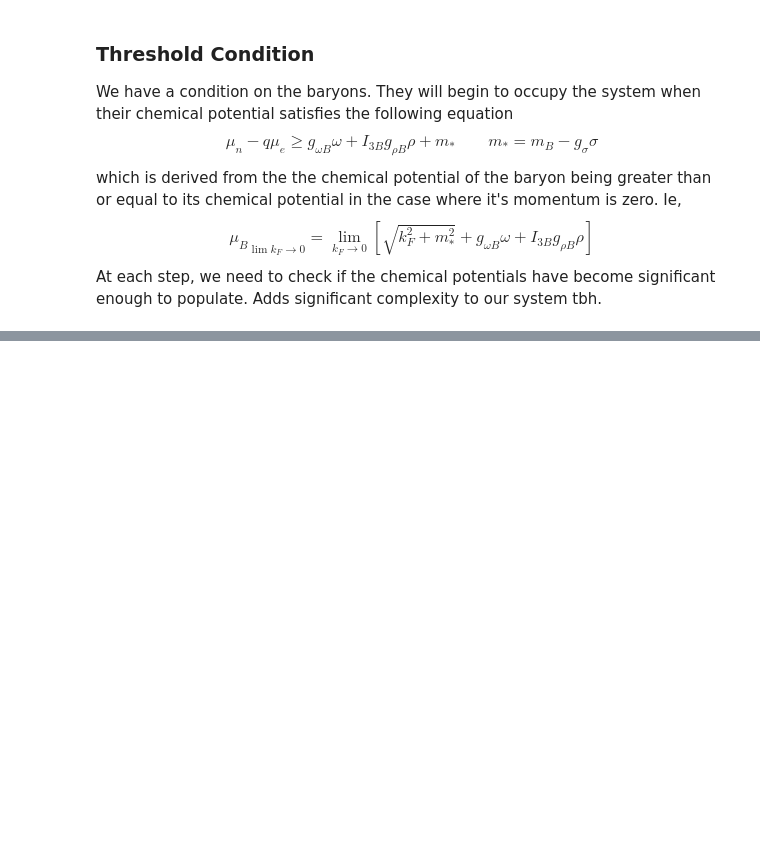
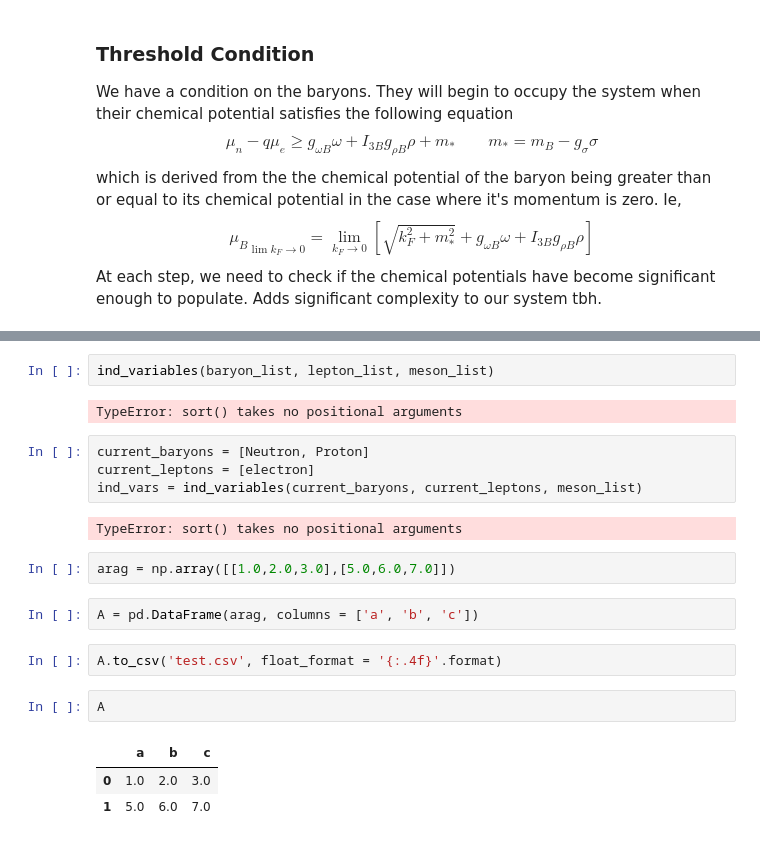
Before and after one commit to thevinhtran/Yay, a Jupyter notebook: Working towards a generalized solver.ipynb, the cells around one changed output, grey strips where cells are left out. Cells and saved outputs as stored; diff of their text form; blank space fills up the shorter version.

```diff
--- a/Working towards a generalized solver.ipynb
+++ b/Working towards a generalized solver.ipynb
@@ -262,0 +270,22 @@ def reserve_leptons(lepton_list):
+# %%
+ind_variables(baryon_list, lepton_list, meson_list)
+# %% [output]
+TypeError: sort() takes no positional arguments
+# %%
+current_baryons = [Neutron, Proton]
+current_leptons = [electron]
+ind_vars = ind_variables(current_baryons, current_leptons, meson_list)
+# %% [output]
+TypeError: sort() takes no positional arguments
+# %%
+arag = np.array([[1.0,2.0,3.0],[5.0,6.0,7.0]])
+# %%
+A = pd.DataFrame(arag, columns = ['a', 'b', 'c'])
+# %%
+A.to_csv('test.csv', float_format = '{:.4f}'.format)
+# %%
+A
+# %% [output]
+|  | a | b | c |
+| 0 | 1.0 | 2.0 | 3.0 |
+| 1 | 5.0 | 6.0 | 7.0 |
```
Also changed, not shown: parts of 51 cells of this notebook, 7 other files.
